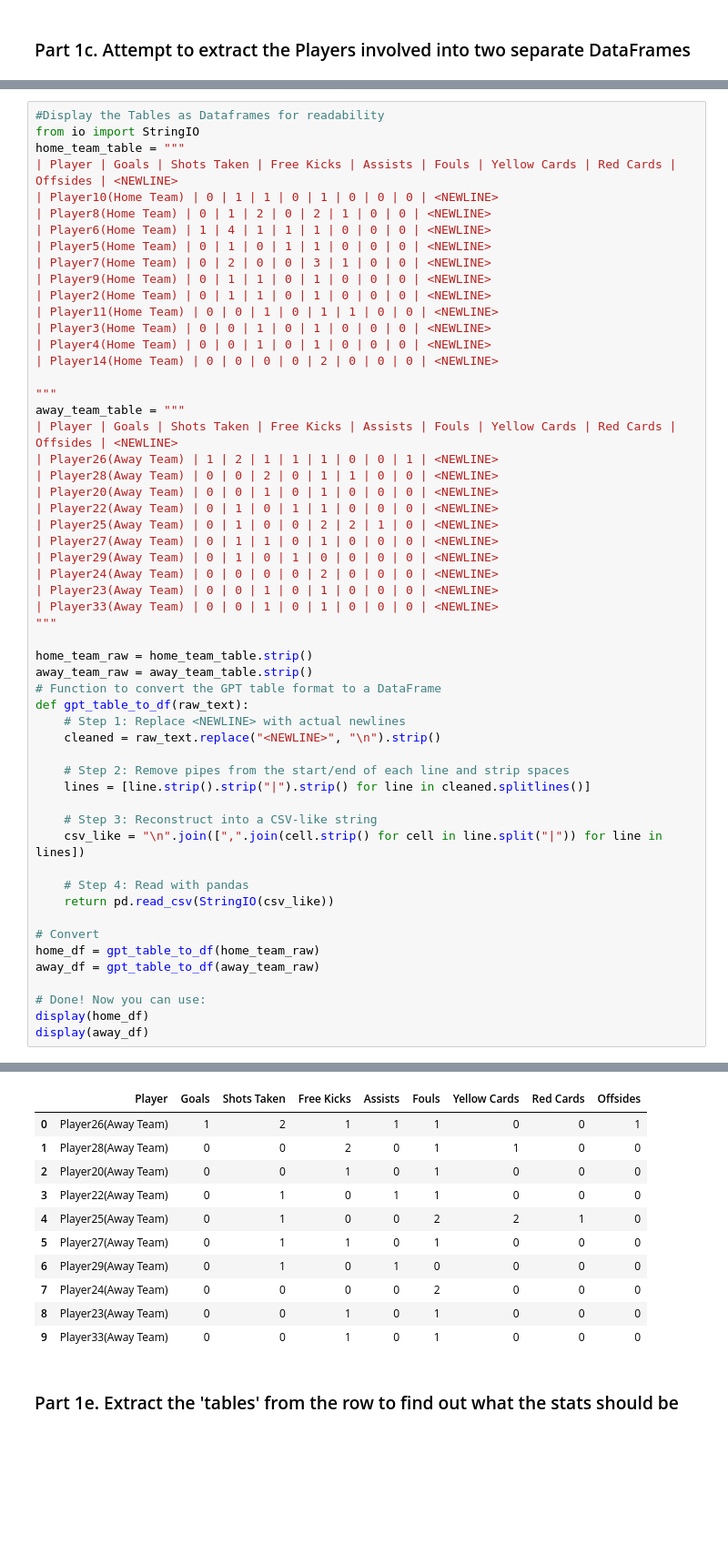
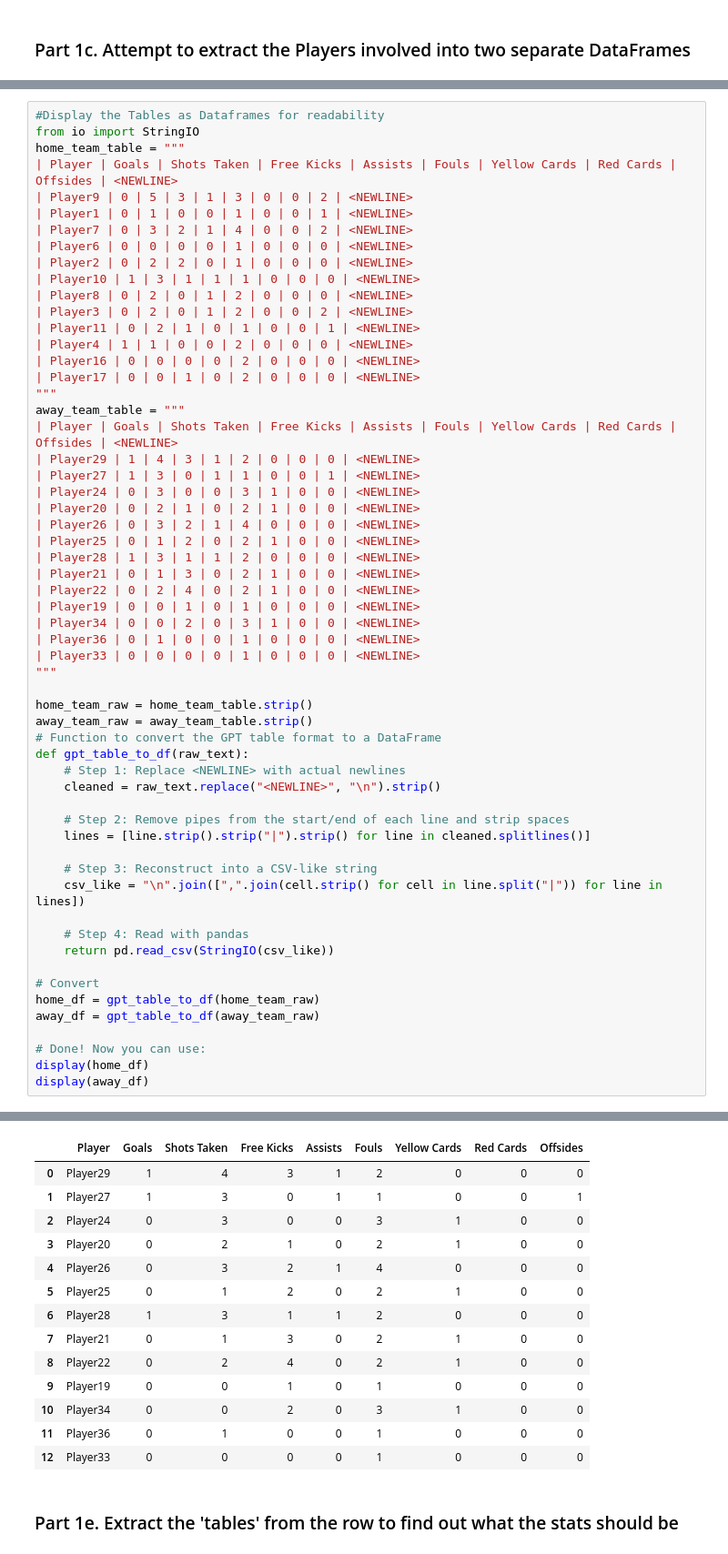
Before and after one commit to rishabhbaral-asu/SportsBench, a Jupyter notebook: LiveSum.ipynb, the cells around one changed output, grey strips where cells are left out. Shown: that part at 91% size. Cells and saved outputs as stored; diff of their text form; blank space fills up the shorter version.

```diff
--- a/LiveSum.ipynb
+++ b/LiveSum.ipynb
@@ -222,31 +328,34 @@ To derive the statistics for each player from the commentary, I will analyze the
 from io import StringIO
 home_team_table = """
 | Player | Goals | Shots Taken | Free Kicks | Assists | Fouls | Yellow Cards | Red Cards | Offsides | <NEWLINE>
-| Player10(Home Team) | 0 | 1 | 1 | 0 | 1 | 0 | 0 | 0 | <NEWLINE>
-| Player8(Home Team) | 0 | 1 | 2 | 0 | 2 | 1 | 0 | 0 | <NEWLINE>
-| Player6(Home Team) | 1 | 4 | 1 | 1 | 1 | 0 | 0 | 0 | <NEWLINE>
-| Player5(Home Team) | 0 | 1 | 0 | 1 | 1 | 0 | 0 | 0 | <NEWLINE>
-| Player7(Home Team) | 0 | 2 | 0 | 0 | 3 | 1 | 0 | 0 | <NEWLINE>
-| Player9(Home Team) | 0 | 1 | 1 | 0 | 1 | 0 | 0 | 0 | <NEWLINE>
-| Player2(Home Team) | 0 | 1 | 1 | 0 | 1 | 0 | 0 | 0 | <NEWLINE>
-| Player11(Home Team) | 0 | 0 | 1 | 0 | 1 | 1 | 0 | 0 | <NEWLINE>
-| Player3(Home Team) | 0 | 0 | 1 | 0 | 1 | 0 | 0 | 0 | <NEWLINE>
-| Player4(Home Team) | 0 | 0 | 1 | 0 | 1 | 0 | 0 | 0 | <NEWLINE>
-| Player14(Home Team) | 0 | 0 | 0 | 0 | 2 | 0 | 0 | 0 | <NEWLINE>
-
+| Player9 | 0 | 5 | 3 | 1 | 3 | 0 | 0 | 2 | <NEWLINE>
+| Player1 | 0 | 1 | 0 | 0 | 1 | 0 | 0 | 1 | <NEWLINE>
+| Player7 | 0 | 3 | 2 | 1 | 4 | 0 | 0 | 2 | <NEWLINE>
+| Player6 | 0 | 0 | 0 | 0 | 1 | 0 | 0 | 0 | <NEWLINE>
+| Player2 | 0 | 2 | 2 | 0 | 1 | 0 | 0 | 0 | <NEWLINE>
+| Player10 | 1 | 3 | 1 | 1 | 1 | 0 | 0 | 0 | <NEWLINE>
+| Player8 | 0 | 2 | 0 | 1 | 2 | 0 | 0 | 0 | <NEWLINE>
+| Player3 | 0 | 2 | 0 | 1 | 2 | 0 | 0 | 2 | <NEWLINE>
+| Player11 | 0 | 2 | 1 | 0 | 1 | 0 | 0 | 1 | <NEWLINE>
+| Player4 | 1 | 1 | 0 | 0 | 2 | 0 | 0 | 0 | <NEWLINE>
+| Player16 | 0 | 0 | 0 | 0 | 2 | 0 | 0 | 0 | <NEWLINE>
+| Player17 | 0 | 0 | 1 | 0 | 2 | 0 | 0 | 0 | <NEWLINE>
 """
 away_team_table = """
 | Player | Goals | Shots Taken | Free Kicks | Assists | Fouls | Yellow Cards | Red Cards | Offsides | <NEWLINE>
-| Player26(Away Team) | 1 | 2 | 1 | 1 | 1 | 0 | 0 | 1 | <NEWLINE>
-| Player28(Away Team) | 0 | 0 | 2 | 0 | 1 | 1 | 0 | 0 | <NEWLINE>
-| Player20(Away Team) | 0 | 0 | 1 | 0 | 1 | 0 | 0 | 0 | <NEWLINE>
-| Player22(Away Team) | 0 | 1 | 0 | 1 | 1 | 0 | 0 | 0 | <NEWLINE>
-| Player25(Away Team) | 0 | 1 | 0 | 0 | 2 | 2 | 1 | 0 | <NEWLINE>
-| Player27(Away Team) | 0 | 1 | 1 | 0 | 1 | 0 | 0 | 0 | <NEWLINE>
-| Player29(Away Team) | 0 | 1 | 0 | 1 | 0 | 0 | 0 | 0 | <NEWLINE>
-| Player24(Away Team) | 0 | 0 | 0 | 0 | 2 | 0 | 0 | 0 | <NEWLINE>
-| Player23(Away Team) | 0 | 0 | 1 | 0 | 1 | 0 | 0 | 0 | <NEWLINE>
-| Player33(Away Team) | 0 | 0 | 1 | 0 | 1 | 0 | 0 | 0 | <NEWLINE>
+| Player29 | 1 | 4 | 3 | 1 | 2 | 0 | 0 | 0 | <NEWLINE>
+| Player27 | 1 | 3 | 0 | 1 | 1 | 0 | 0 | 1 | <NEWLINE>
+| Player24 | 0 | 3 | 0 | 0 | 3 | 1 | 0 | 0 | <NEWLINE>
+| Player20 | 0 | 2 | 1 | 0 | 2 | 1 | 0 | 0 | <NEWLINE>
+| Player26 | 0 | 3 | 2 | 1 | 4 | 0 | 0 | 0 | <NEWLINE>
+| Player25 | 0 | 1 | 2 | 0 | 2 | 1 | 0 | 0 | <NEWLINE>
+| Player28 | 1 | 3 | 1 | 1 | 2 | 0 | 0 | 0 | <NEWLINE>
+| Player21 | 0 | 1 | 3 | 0 | 2 | 1 | 0 | 0 | <NEWLINE>
+| Player22 | 0 | 2 | 4 | 0 | 2 | 1 | 0 | 0 | <NEWLINE>
+| Player19 | 0 | 0 | 1 | 0 | 1 | 0 | 0 | 0 | <NEWLINE>
+| Player34 | 0 | 0 | 2 | 0 | 3 | 1 | 0 | 0 | <NEWLINE>
+| Player36 | 0 | 1 | 0 | 0 | 1 | 0 | 0 | 0 | <NEWLINE>
+| Player33 | 0 | 0 | 0 | 0 | 1 | 0 | 0 | 0 | <NEWLINE>
 """
 
 home_team_raw = home_team_table.strip()
@@ -288,14 +398,17 @@ display(away_df)
 |  | Player | Goals | Shots Taken | Free Kicks | Assists | Fouls | Yellow Cards | Red Cards | Offsides |
-| 0 | Player26(Away Team) | 1 | 2 | 1 | 1 | 1 | 0 | 0 | 1 |
-| 1 | Player28(Away Team) | 0 | 0 | 2 | 0 | 1 | 1 | 0 | 0 |
-| 2 | Player20(Away Team) | 0 | 0 | 1 | 0 | 1 | 0 | 0 | 0 |
-| 3 | Player22(Away Team) | 0 | 1 | 0 | 1 | 1 | 0 | 0 | 0 |
-| 4 | Player25(Away Team) | 0 | 1 | 0 | 0 | 2 | 2 | 1 | 0 |
-| 5 | Player27(Away Team) | 0 | 1 | 1 | 0 | 1 | 0 | 0 | 0 |
-| 6 | Player29(Away Team) | 0 | 1 | 0 | 1 | 0 | 0 | 0 | 0 |
-| 7 | Player24(Away Team) | 0 | 0 | 0 | 0 | 2 | 0 | 0 | 0 |
-| 8 | Player23(Away Team) | 0 | 0 | 1 | 0 | 1 | 0 | 0 | 0 |
-| 9 | Player33(Away Team) | 0 | 0 | 1 | 0 | 1 | 0 | 0 | 0 |
+| 0 | Player29 | 1 | 4 | 3 | 1 | 2 | 0 | 0 | 0 |
+| 1 | Player27 | 1 | 3 | 0 | 1 | 1 | 0 | 0 | 1 |
+| 2 | Player24 | 0 | 3 | 0 | 0 | 3 | 1 | 0 | 0 |
+| 3 | Player20 | 0 | 2 | 1 | 0 | 2 | 1 | 0 | 0 |
+| 4 | Player26 | 0 | 3 | 2 | 1 | 4 | 0 | 0 | 0 |
+| 5 | Player25 | 0 | 1 | 2 | 0 | 2 | 1 | 0 | 0 |
+| 6 | Player28 | 1 | 3 | 1 | 1 | 2 | 0 | 0 | 0 |
+| 7 | Player21 | 0 | 1 | 3 | 0 | 2 | 1 | 0 | 0 |
+| 8 | Player22 | 0 | 2 | 4 | 0 | 2 | 1 | 0 | 0 |
+| 9 | Player19 | 0 | 0 | 1 | 0 | 1 | 0 | 0 | 0 |
+| 10 | Player34 | 0 | 0 | 2 | 0 | 3 | 1 | 0 | 0 |
+| 11 | Player36 | 0 | 1 | 0 | 0 | 1 | 0 | 0 | 0 |
+| 12 | Player33 | 0 | 0 | 0 | 0 | 1 | 0 | 0 | 0 |
 # %% [markdown]
 ### Part 1e. Extract the 'tables' from the row to find out what the stats should be
 # %%
```
Also changed, not shown: parts of 22 cells of this notebook.
